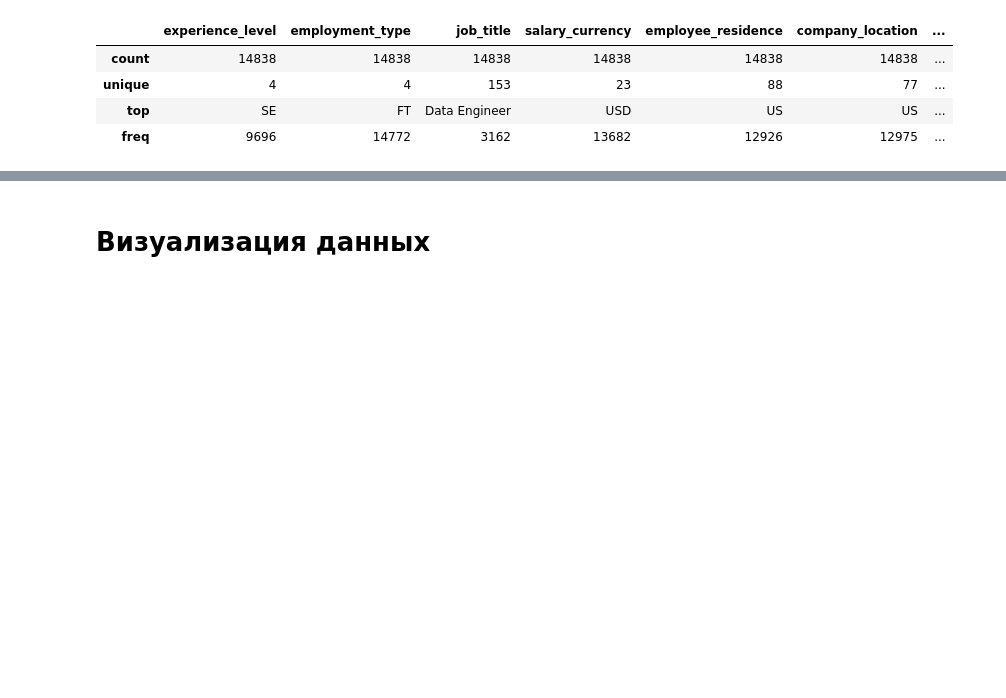
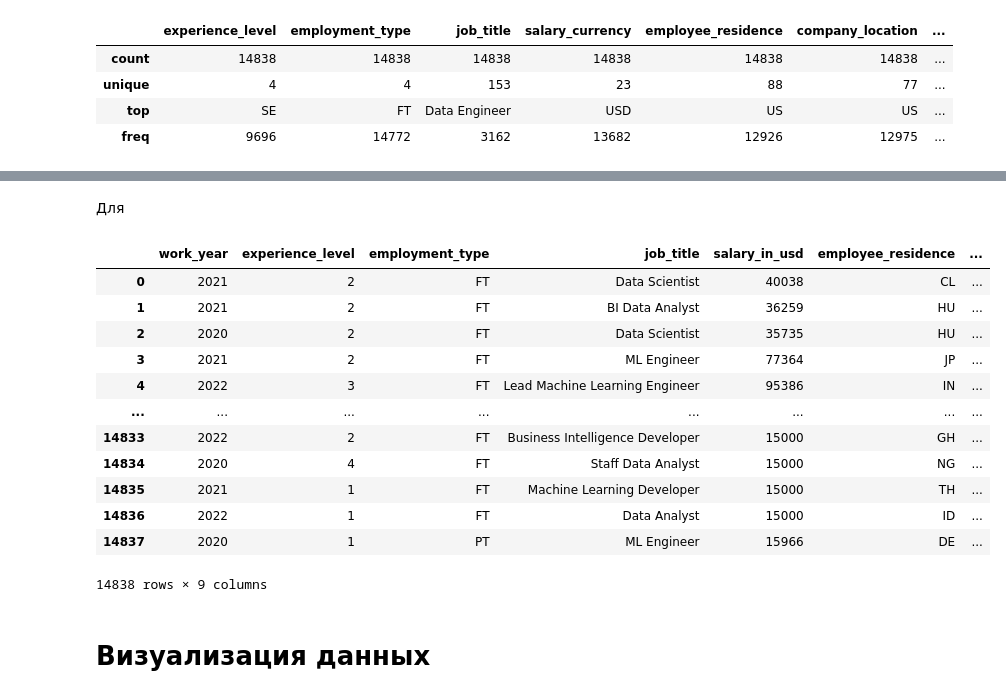
Before and after one commit to OnlySem/ITMO, a Jupyter notebook: задание_1.ipynb, the cells around one changed output, grey strips where cells are left out. Cells and saved outputs as stored; diff of their text form; code cells hidden in the pictures; blank space fills up the shorter version.

```diff
--- a/задание_1.ipynb
+++ b/задание_1.ipynb
@@ -114,3 +183,21 @@ cat_cols.describe()
+# %% [markdown]
+Для
+# %%
+df
+# %% [output]
+|  | work_year | experience_level | employment_type | job_title | salary_in_usd | employee_residence | ... |
+| 0 | 2021 | 2 | FT | Data Scientist | 40038 | CL | ... |
+| 1 | 2021 | 2 | FT | BI Data Analyst | 36259 | HU | ... |
+| 2 | 2020 | 2 | FT | Data Scientist | 35735 | HU | ... |
+| 3 | 2021 | 2 | FT | ML Engineer | 77364 | JP | ... |
+| 4 | 2022 | 3 | FT | Lead Machine Learning Engineer | 95386 | IN | ... |
+| ... | ... | ... | ... | ... | ... | ... | ... |
+| 14833 | 2022 | 2 | FT | Business Intelligence Developer | 15000 | GH | ... |
+| 14834 | 2020 | 4 | FT | Staff Data Analyst | 15000 | NG | ... |
+| 14835 | 2021 | 1 | FT | Machine Learning Developer | 15000 | TH | ... |
+| 14836 | 2022 | 1 | FT | Data Analyst | 15000 | ID | ... |
+| 14837 | 2020 | 1 | PT | ML Engineer | 15966 | DE | ... |
+14838 rows × 9 columns
 # %% [markdown]
 # Визуализация данных
 # %% [markdown]
```
Also changed, not shown: parts of 13 cells of this notebook.
